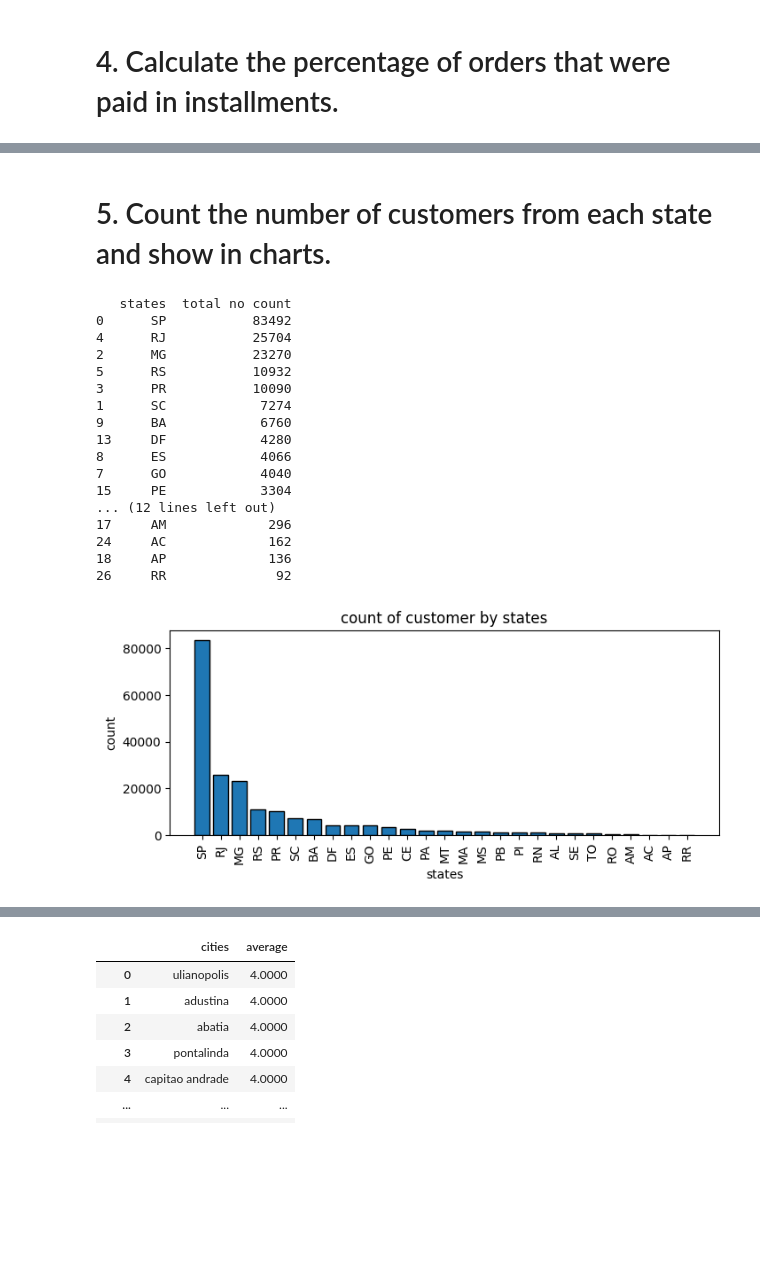
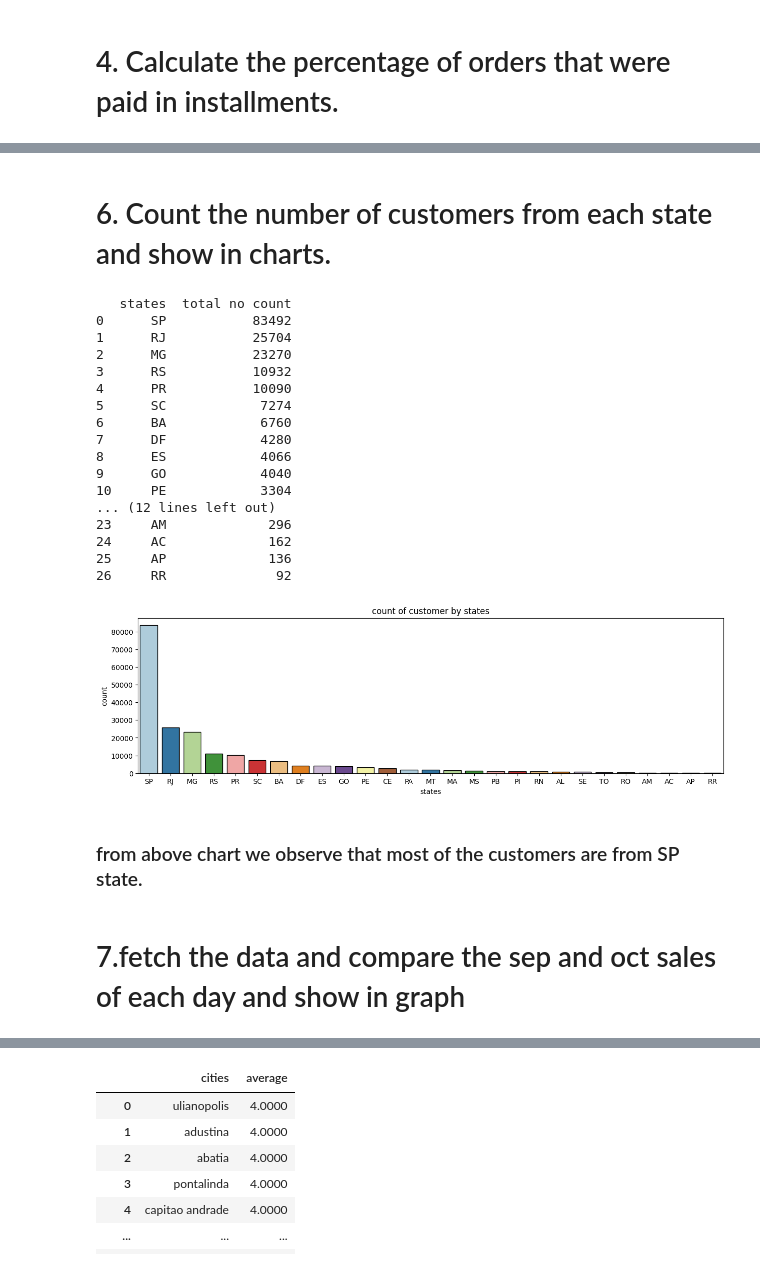
Before and after one commit to Mohammed-sameer03/E-ecommerce-Analysis, a Jupyter notebook: python+sql_ecommerce.ipynb, the cells around one changed output, grey strips where cells are left out. Drawn from its saved outputs; the diff is of its cells as text; code cells hidden in the pictures; blank space fills up the shorter version.

```diff
--- a/python+sql_ecommerce.ipynb
+++ b/python+sql_ecommerce.ipynb
@@ -79,35 +96,37 @@ data=cur.fetchall()
 # %% [markdown]
-# 5. Count the number of customers from each state and show in charts.
+# 6. Count the number of customers from each state and show in charts.
 # %%
-query="""select customer_state,count(*) from customers group by customer_state"""
+query="""select customer_state,count(*) as total_count from customers group by customer_state order by total_count desc"""
 cur.execute(query)
 data=cur.fetchall()
 df=pd.DataFrame(data,columns=["states","total no count"])
-df=df.sort_values(by="total no count",ascending=False)
 print(df)
-plt.figure(figsize=(8,3))
-plt.bar(df["states"],df["total no count"],edgecolor="black")
-plt.xticks(rotation=90)
+plt.figure(figsize=(15,4))
+sns.barplot(x='states',y='total no count',data=df,palette='Paired',edgecolor="black");
 plt.xlabel("states")
 plt.ylabel("count")
 plt.title("count of customer by states")
 plt.show()
 # %% [output]
    states  total no count
 0      SP           83492
-4      RJ           25704
+1      RJ           25704
 2      MG           23270
-5      RS           10932
-3      PR           10090
-1      SC            7274
-9      BA            6760
-13     DF            4280
+3      RS           10932
+4      PR           10090
+5      SC            7274
+6      BA            6760
+7      DF            4280
 8      ES            4066
-7      GO            4040
-15     PE            3304
+9      GO            4040
+10     PE            3304
 ... (12 lines left out)
-17     AM             296
+23     AM             296
 24     AC             162
-18     AP             136
+25     AP             136
 26     RR              92
-[figure, old version]
+[figure, new version]
+# %% [markdown]
+### from above chart we observe that most of the customers are from SP state.
+# %% [markdown]
+# 7.fetch the data and compare the sep and oct sales of each day and show in graph
```
Also changed, not shown: parts of 28 cells of this notebook.
